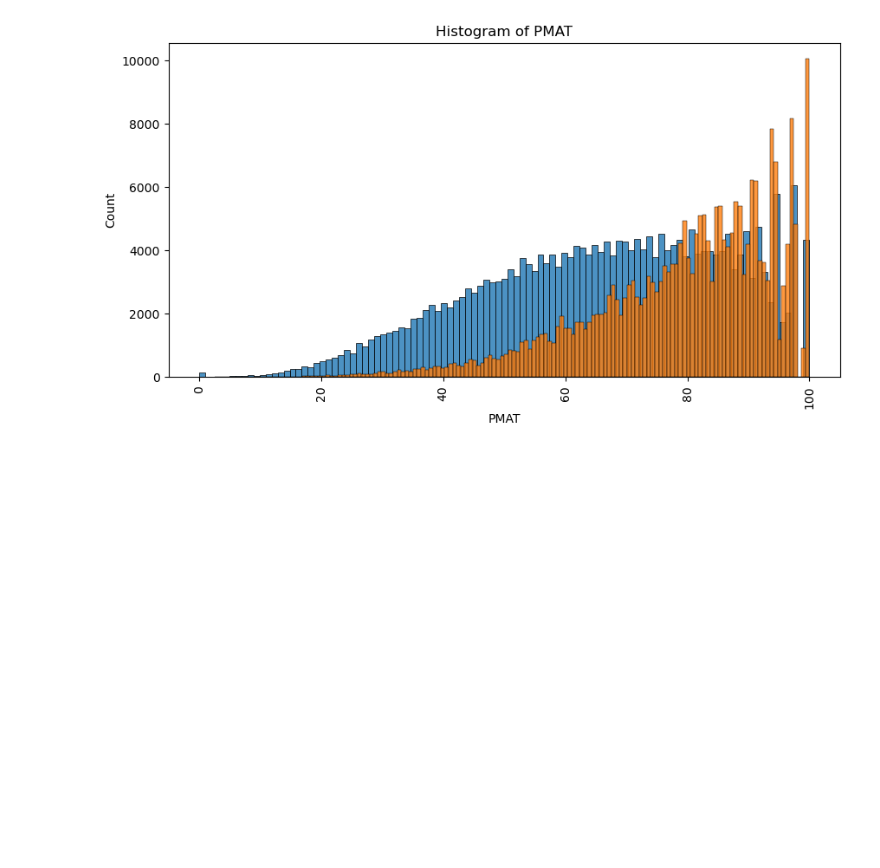
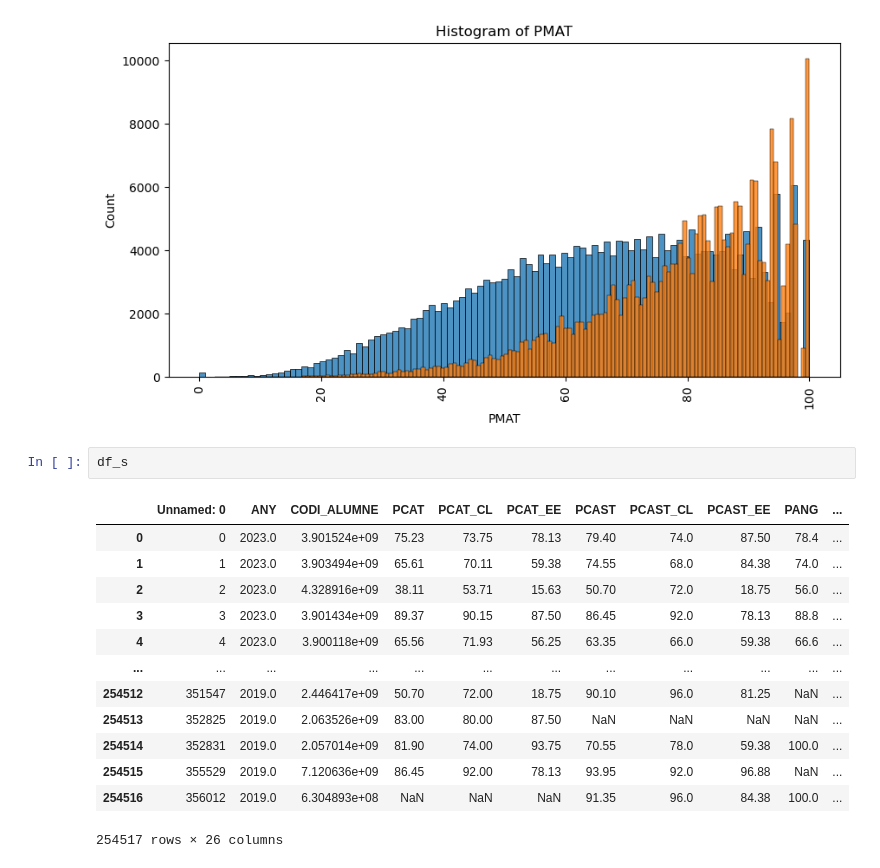
Before and after one commit to m-garcia-rodriguez/Education-Big-Data-Project, a Jupyter notebook: Notebooks/exploration_peter.ipynb, the cells around one changed output. Drawn from its saved outputs; the diff is of its cells as text; blank space fills up the shorter version.

```diff
--- a/Notebooks/exploration_peter.ipynb
+++ b/Notebooks/exploration_peter.ipynb
@@ -270,3 +249,19 @@ for c in explore:
 [figure]
 [figure]
 [figure]
+# %%
+df_s
+# %% [output]
+|  | Unnamed: 0 | ANY | CODI_ALUMNE | PCAT | PCAT_CL | PCAT_EE | PCAST | PCAST_CL | PCAST_EE | PANG | ... |
+| 0 | 0 | 2023.0 | 3.901524e+09 | 75.23 | 73.75 | 78.13 | 79.40 | 74.0 | 87.50 | 78.4 | ... |
+| 1 | 1 | 2023.0 | 3.903494e+09 | 65.61 | 70.11 | 59.38 | 74.55 | 68.0 | 84.38 | 74.0 | ... |
+| 2 | 2 | 2023.0 | 4.328916e+09 | 38.11 | 53.71 | 15.63 | 50.70 | 72.0 | 18.75 | 56.0 | ... |
+| 3 | 3 | 2023.0 | 3.901434e+09 | 89.37 | 90.15 | 87.50 | 86.45 | 92.0 | 78.13 | 88.8 | ... |
+| 4 | 4 | 2023.0 | 3.900118e+09 | 65.56 | 71.93 | 56.25 | 63.35 | 66.0 | 59.38 | 66.6 | ... |
+| ... | ... | ... | ... | ... | ... | ... | ... | ... | ... | ... | ... |
+| 254512 | 351547 | 2019.0 | 2.446417e+09 | 50.70 | 72.00 | 18.75 | 90.10 | 96.0 | 81.25 | NaN | ... |
+| 254513 | 352825 | 2019.0 | 2.063526e+09 | 83.00 | 80.00 | 87.50 | NaN | NaN | NaN | NaN | ... |
+| 254514 | 352831 | 2019.0 | 2.057014e+09 | 81.90 | 74.00 | 93.75 | 70.55 | 78.0 | 59.38 | 100.0 | ... |
+| 254515 | 355529 | 2019.0 | 7.120636e+09 | 86.45 | 92.00 | 78.13 | 93.95 | 92.0 | 96.88 | NaN | ... |
+| 254516 | 356012 | 2019.0 | 6.304893e+08 | NaN | NaN | NaN | 91.35 | 96.0 | 84.38 | 100.0 | ... |
+254517 rows × 26 columns
```
Also changed, not shown: parts of 9 cells of this notebook.
